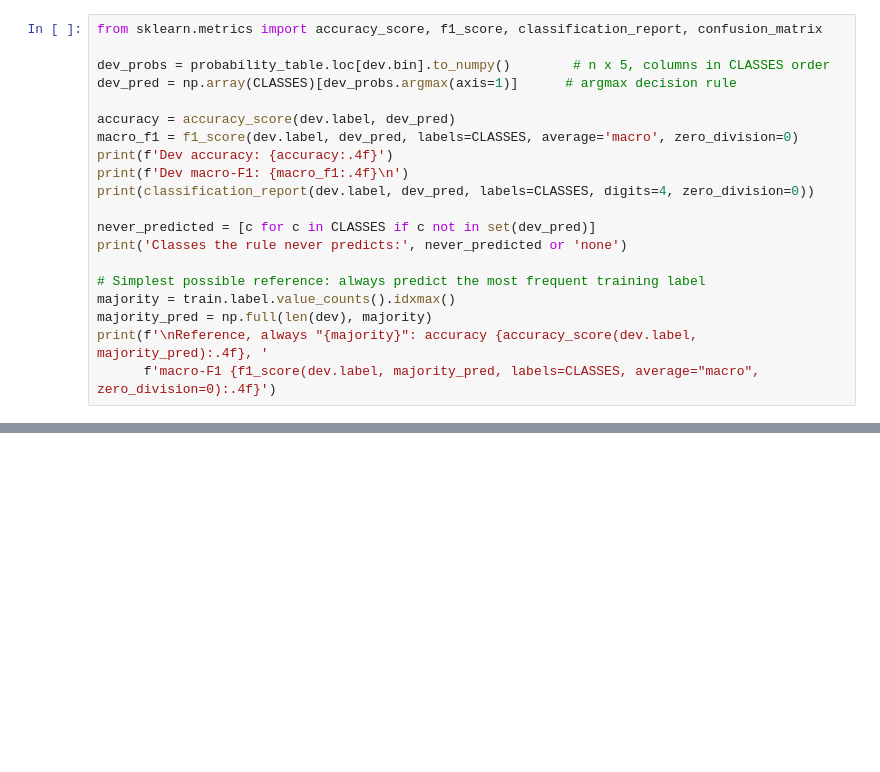
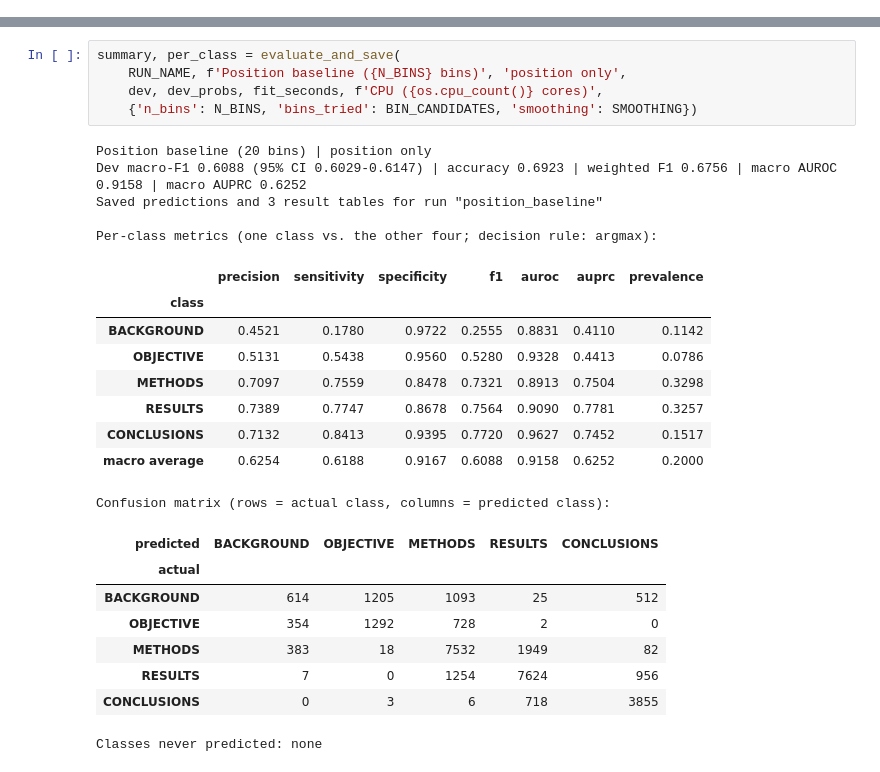
Before and after one commit to gabrielcabanilla1/EXSU-500-Clinical-NLP-large-language-models-rct, a Jupyter notebook: notebooks/03a_position_baseline.ipynb, the cells around one changed output, grey strips where cells are left out. Cells and saved outputs as stored; diff of their text form; blank space fills up the shorter version.

```diff
--- a/notebooks/03a_position_baseline.ipynb
+++ b/notebooks/03a_position_baseline.ipynb
@@ -98,20 +183,0 @@ Training sentences per bin and label, with the label the rule predicts:
-# %%
-from sklearn.metrics import accuracy_score, f1_score, classification_report, confusion_matrix
-
-dev_probs = probability_table.loc[dev.bin].to_numpy()        # n x 5, columns in CLASSES order
-dev_pred = np.array(CLASSES)[dev_probs.argmax(axis=1)]      # argmax decision rule
-
-accuracy = accuracy_score(dev.label, dev_pred)
-macro_f1 = f1_score(dev.label, dev_pred, labels=CLASSES, average='macro', zero_division=0)
-print(f'Dev accuracy: {accuracy:.4f}')
-print(f'Dev macro-F1: {macro_f1:.4f}\n')
-print(classification_report(dev.label, dev_pred, labels=CLASSES, digits=4, zero_division=0))
-
-never_predicted = [c for c in CLASSES if c not in set(dev_pred)]
-print('Classes the rule never predicts:', never_predicted or 'none')
-
-# Simplest possible reference: always predict the most frequent training label
-majority = train.label.value_counts().idxmax()
-majority_pred = np.full(len(dev), majority)
-print(f'\nReference, always "{majority}": accuracy {accuracy_score(dev.label, majority_pred):.4f}, '
-      f'macro-F1 {f1_score(dev.label, majority_pred, labels=CLASSES, average="macro", zero_division=0):.4f}')
@@ -253,0 +184,28 @@ Saved 3 result tables to /content/drive/MyDrive/exsu_project/results
+# %%
+summary, per_class = evaluate_and_save(
+    RUN_NAME, f'Position baseline ({N_BINS} bins)', 'position only',
+    dev, dev_probs, fit_seconds, f'CPU ({os.cpu_count()} cores)',
+    {'n_bins': N_BINS, 'bins_tried': BIN_CANDIDATES, 'smoothing': SMOOTHING})
+# %% [output]
+Position baseline (20 bins) | position only
+Dev macro-F1 0.6088 (95% CI 0.6029-0.6147) | accuracy 0.6923 | weighted F1 0.6756 | macro AUROC 0.9158 | macro AUPRC 0.6252
+Saved predictions and 3 result tables for run "position_baseline"
+
+Per-class metrics (one class vs. the other four; decision rule: argmax):
+|  | precision | sensitivity | specificity | f1 | auroc | auprc | prevalence |
+| class |  |  |  |  |  |  |  |
+| BACKGROUND | 0.4521 | 0.1780 | 0.9722 | 0.2555 | 0.8831 | 0.4110 | 0.1142 |
+| OBJECTIVE | 0.5131 | 0.5438 | 0.9560 | 0.5280 | 0.9328 | 0.4413 | 0.0786 |
+| METHODS | 0.7097 | 0.7559 | 0.8478 | 0.7321 | 0.8913 | 0.7504 | 0.3298 |
+| RESULTS | 0.7389 | 0.7747 | 0.8678 | 0.7564 | 0.9090 | 0.7781 | 0.3257 |
+| CONCLUSIONS | 0.7132 | 0.8413 | 0.9395 | 0.7720 | 0.9627 | 0.7452 | 0.1517 |
+| macro average | 0.6254 | 0.6188 | 0.9167 | 0.6088 | 0.9158 | 0.6252 | 0.2000 |
+Confusion matrix (rows = actual class, columns = predicted class):
+| predicted | BACKGROUND | OBJECTIVE | METHODS | RESULTS | CONCLUSIONS |
+| actual |  |  |  |  |  |
+| BACKGROUND | 614 | 1205 | 1093 | 25 | 512 |
+| OBJECTIVE | 354 | 1292 | 728 | 2 | 0 |
+| METHODS | 383 | 18 | 7532 | 1949 | 82 |
+| RESULTS | 7 | 0 | 1254 | 7624 | 956 |
+| CONCLUSIONS | 0 | 3 | 6 | 718 | 3855 |
+Classes never predicted: none
```
Also changed, not shown: parts of 18 cells of this notebook.
